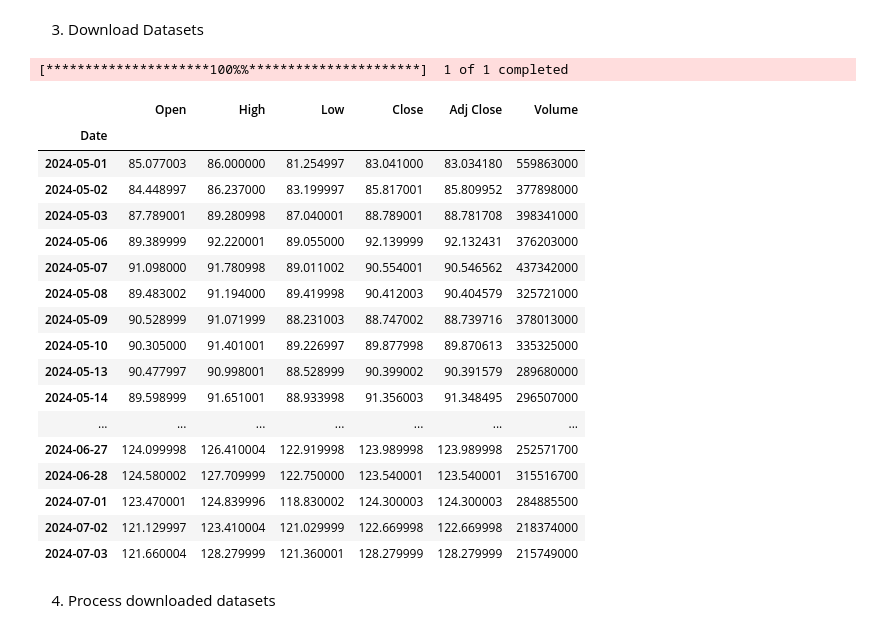
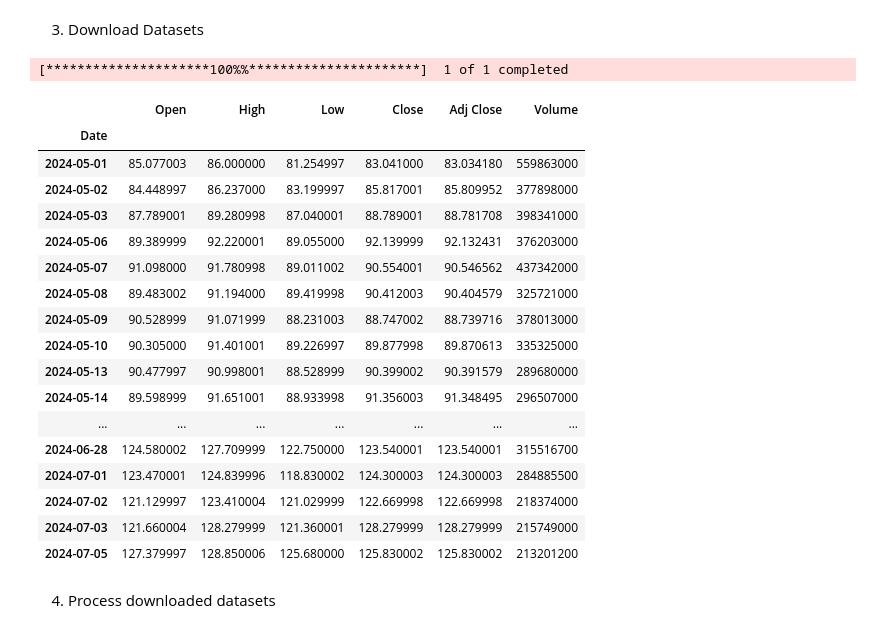
Before and after one commit to ctkqiang/StockAnalysis, a Jupyter notebook: Stock_analysis.ipynb, the cells around one changed output. Cells and saved outputs as stored; diff of their text form; code cells hidden in the pictures.

```diff
--- a/Stock_analysis.ipynb
+++ b/Stock_analysis.ipynb
@@ -116,31 +116,31 @@ display(df)
 # %%
 ticker = "NVDA" # Change this Accordingly
 
 download = False
 
-stock_data = yf.download(ticker, start="2024-05-01", end="2024-07-05")
+stock_data = yf.download(ticker, start="2024-05-01", end="2024-07-07")
 
 display(stock_data)
 # %% [output]
 [*********************100%%**********************]  1 of 1 completed
 |  | Open | High | Low | Close | Adj Close | Volume |
 | Date |  |  |  |  |  |  |
 | 2024-05-01 | 85.077003 | 86.000000 | 81.254997 | 83.041000 | 83.034180 | 559863000 |
 | 2024-05-02 | 84.448997 | 86.237000 | 83.199997 | 85.817001 | 85.809952 | 377898000 |
 | 2024-05-03 | 87.789001 | 89.280998 | 87.040001 | 88.789001 | 88.781708 | 398341000 |
 | 2024-05-06 | 89.389999 | 92.220001 | 89.055000 | 92.139999 | 92.132431 | 376203000 |
 | 2024-05-07 | 91.098000 | 91.780998 | 89.011002 | 90.554001 | 90.546562 | 437342000 |
 | 2024-05-08 | 89.483002 | 91.194000 | 89.419998 | 90.412003 | 90.404579 | 325721000 |
 | 2024-05-09 | 90.528999 | 91.071999 | 88.231003 | 88.747002 | 88.739716 | 378013000 |
 | 2024-05-10 | 90.305000 | 91.401001 | 89.226997 | 89.877998 | 89.870613 | 335325000 |
 | 2024-05-13 | 90.477997 | 90.998001 | 88.528999 | 90.399002 | 90.391579 | 289680000 |
 | 2024-05-14 | 89.598999 | 91.651001 | 88.933998 | 91.356003 | 91.348495 | 296507000 |
 | ... | ... | ... | ... | ... | ... | ... |
-| 2024-06-27 | 124.099998 | 126.410004 | 122.919998 | 123.989998 | 123.989998 | 252571700 |
 | 2024-06-28 | 124.580002 | 127.709999 | 122.750000 | 123.540001 | 123.540001 | 315516700 |
 | 2024-07-01 | 123.470001 | 124.839996 | 118.830002 | 124.300003 | 124.300003 | 284885500 |
 | 2024-07-02 | 121.129997 | 123.410004 | 121.029999 | 122.669998 | 122.669998 | 218374000 |
 | 2024-07-03 | 121.660004 | 128.279999 | 121.360001 | 128.279999 | 128.279999 | 215749000 |
+| 2024-07-05 | 127.379997 | 128.850006 | 125.680000 | 125.830002 | 125.830002 | 213201200 |
 # %% [markdown]
 4. Process downloaded datasets
 # %%
```
Also changed, not shown: parts of 7 cells of this notebook, 1 other file.
